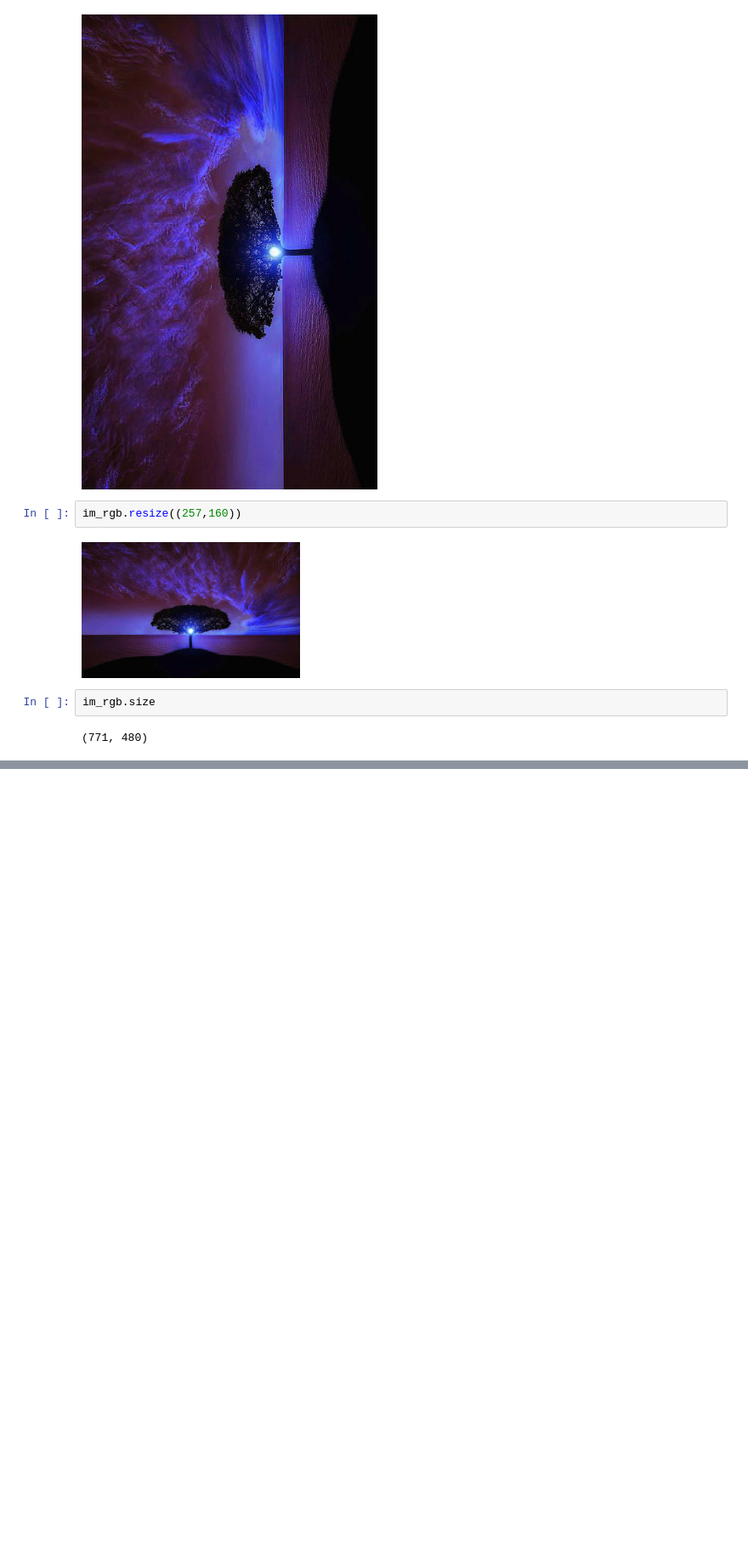
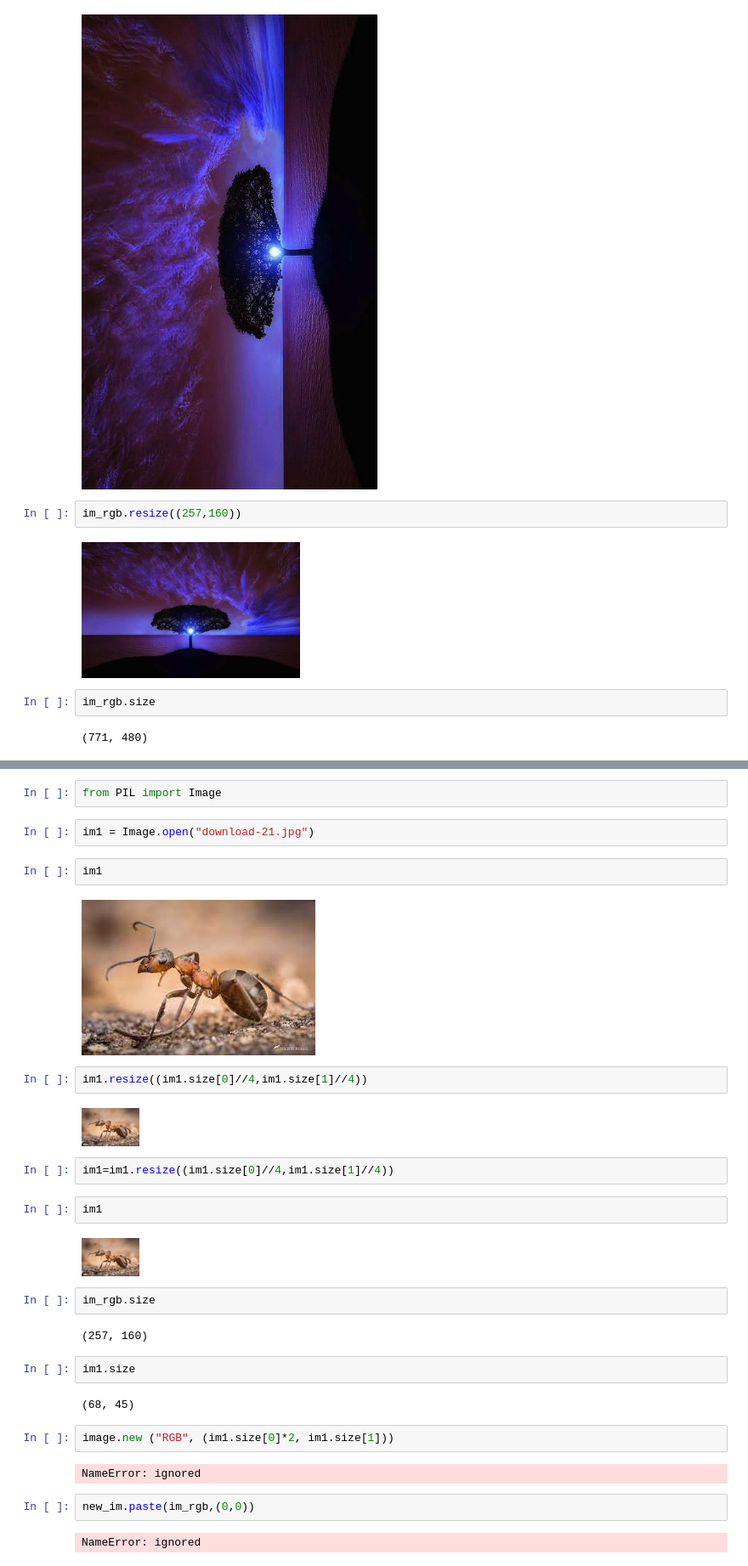
Before and after one commit to Andrew-Huang-0616/20200616, a Jupyter notebook: Untitled2.ipynb, the cells around one changed output, grey strips where cells are left out. Shown at 85% size. Saved outputs shown, nothing was run; the diff lists cells and outputs as text; blank space fills up the shorter version.

```diff
--- a/Untitled2.ipynb
+++ b/Untitled2.ipynb
@@ -58,0 +77,34 @@ im_rgb.resize((im_rgb.size[0]//3, im_rgb.size[1]//3))
+# %%
+from PIL import Image
+# %%
+im1 = Image.open("download-21.jpg")
+# %%
+im1
+# %% [output]
+[figure, added]
+# %%
+im1.resize((im1.size[0]//4,im1.size[1]//4))
+# %% [output]
+[figure, added]
+# %%
+im1=im1.resize((im1.size[0]//4,im1.size[1]//4))
+# %%
+im1
+# %% [output]
+[figure, added]
+# %%
+im_rgb.size
+# %% [output]
+(257, 160)
+# %%
+im1.size
+# %% [output]
+(68, 45)
+# %%
+image.new ("RGB", (im1.size[0]*2, im1.size[1]))
+# %% [output]
+NameError: ignored
+# %%
+new_im.paste(im_rgb,(0,0))
+# %% [output]
+NameError: ignored
```
Also changed, not shown: parts of 7 cells of this notebook.
